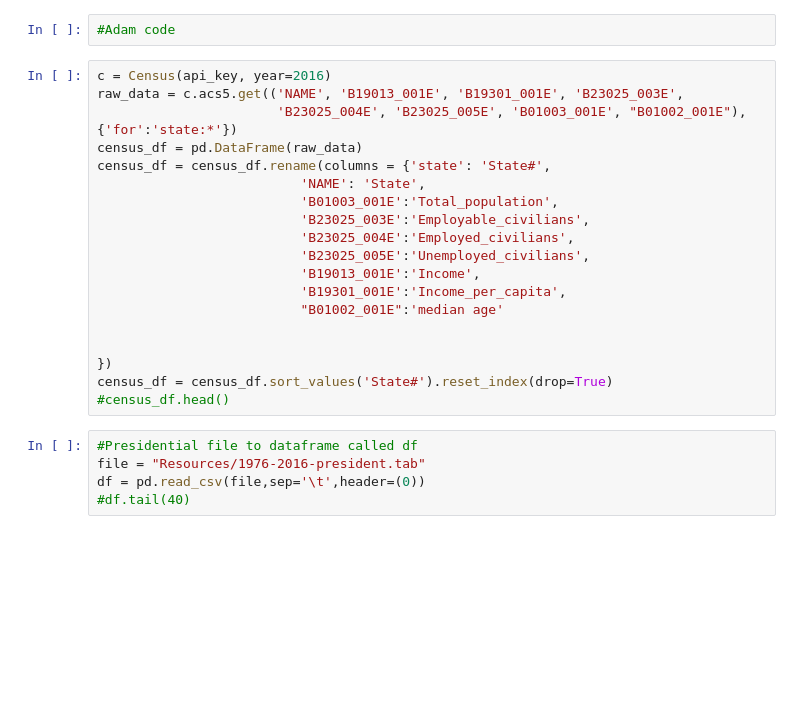
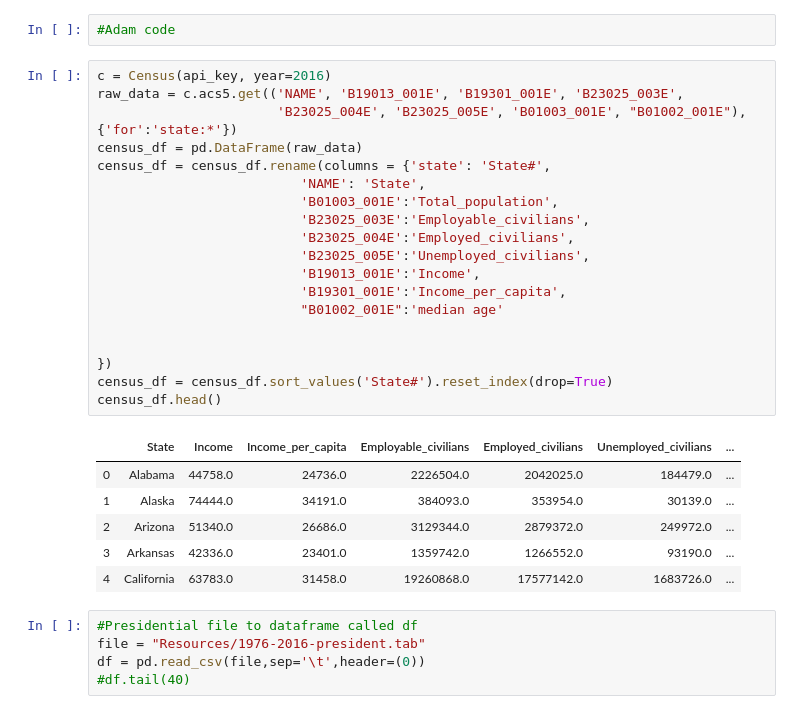
Before and after one commit to CodingMage/project_1_TeamTuring, a Jupyter notebook: Nootbook_Merge_File.ipynb, the cells around one changed output. Cells and saved outputs as stored; diff of their text form; blank space fills up the shorter version.

```diff
--- a/Nootbook_Merge_File.ipynb
+++ b/Nootbook_Merge_File.ipynb
@@ -21,22 +21,29 @@ print("last stmt")
 # %%
 c = Census(api_key, year=2016)
 raw_data = c.acs5.get(('NAME', 'B19013_001E', 'B19301_001E', 'B23025_003E',
                        'B23025_004E', 'B23025_005E', 'B01003_001E', "B01002_001E"), {'for':'state:*'})
 census_df = pd.DataFrame(raw_data)
 census_df = census_df.rename(columns = {'state': 'State#',
                           'NAME': 'State',
                           'B01003_001E':'Total_population',
                           'B23025_003E':'Employable_civilians',
                           'B23025_004E':'Employed_civilians',
                           'B23025_005E':'Unemployed_civilians',
                           'B19013_001E':'Income',
                           'B19301_001E':'Income_per_capita',
                           "B01002_001E":'median age'
 
 
 })
 census_df = census_df.sort_values('State#').reset_index(drop=True)
-#census_df.head()
+census_df.head()
+# %% [output]
+|  | State | Income | Income_per_capita | Employable_civilians | Employed_civilians | Unemployed_civilians | ... |
+| 0 | Alabama | 44758.0 | 24736.0 | 2226504.0 | 2042025.0 | 184479.0 | ... |
+| 1 | Alaska | 74444.0 | 34191.0 | 384093.0 | 353954.0 | 30139.0 | ... |
+| 2 | Arizona | 51340.0 | 26686.0 | 3129344.0 | 2879372.0 | 249972.0 | ... |
+| 3 | Arkansas | 42336.0 | 23401.0 | 1359742.0 | 1266552.0 | 93190.0 | ... |
+| 4 | California | 63783.0 | 31458.0 | 19260868.0 | 17577142.0 | 1683726.0 | ... |
 # %%
 #Presidential file to dataframe called df
 file = "Resources/1976-2016-president.tab"
```
Also changed, not shown: parts of 3 cells of this notebook.
